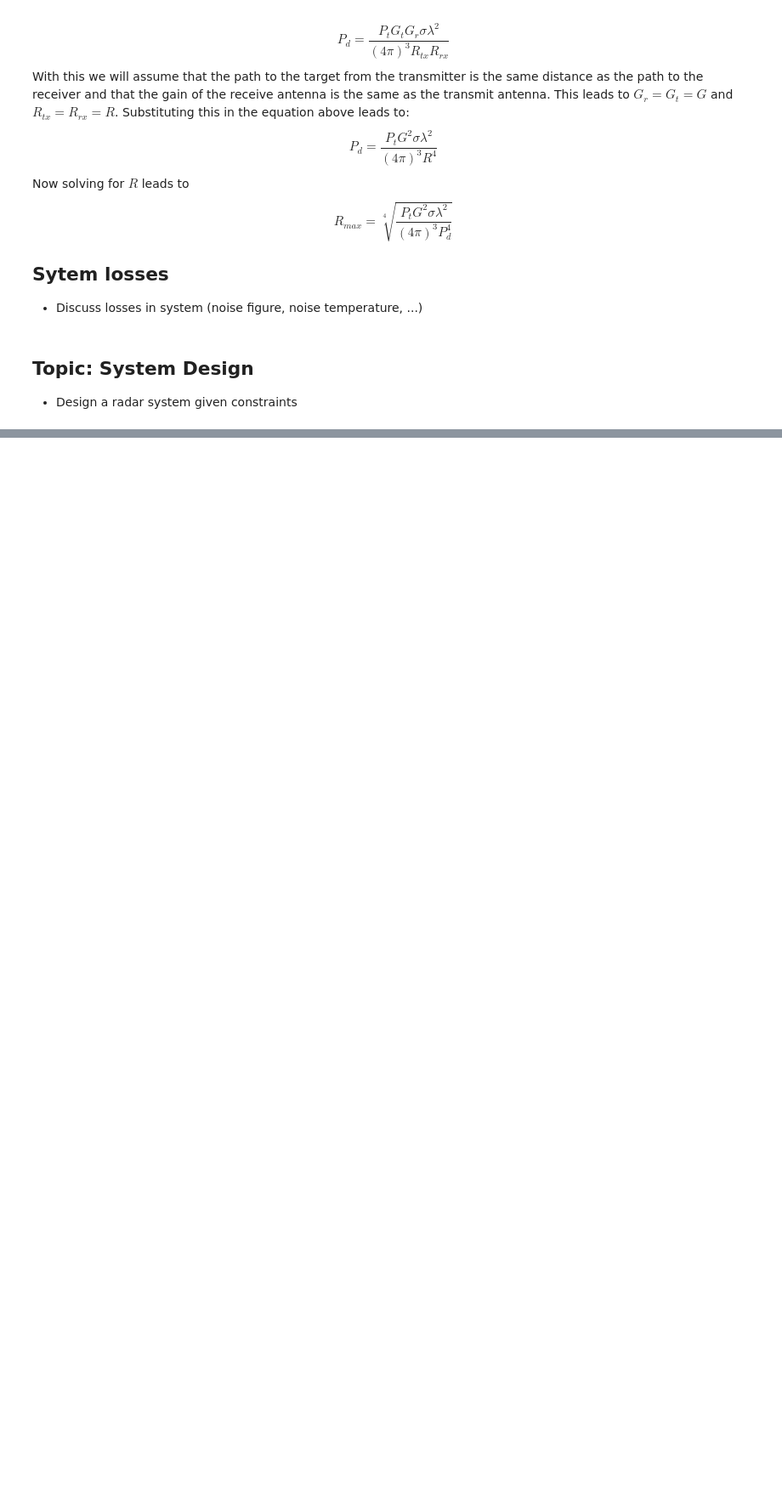
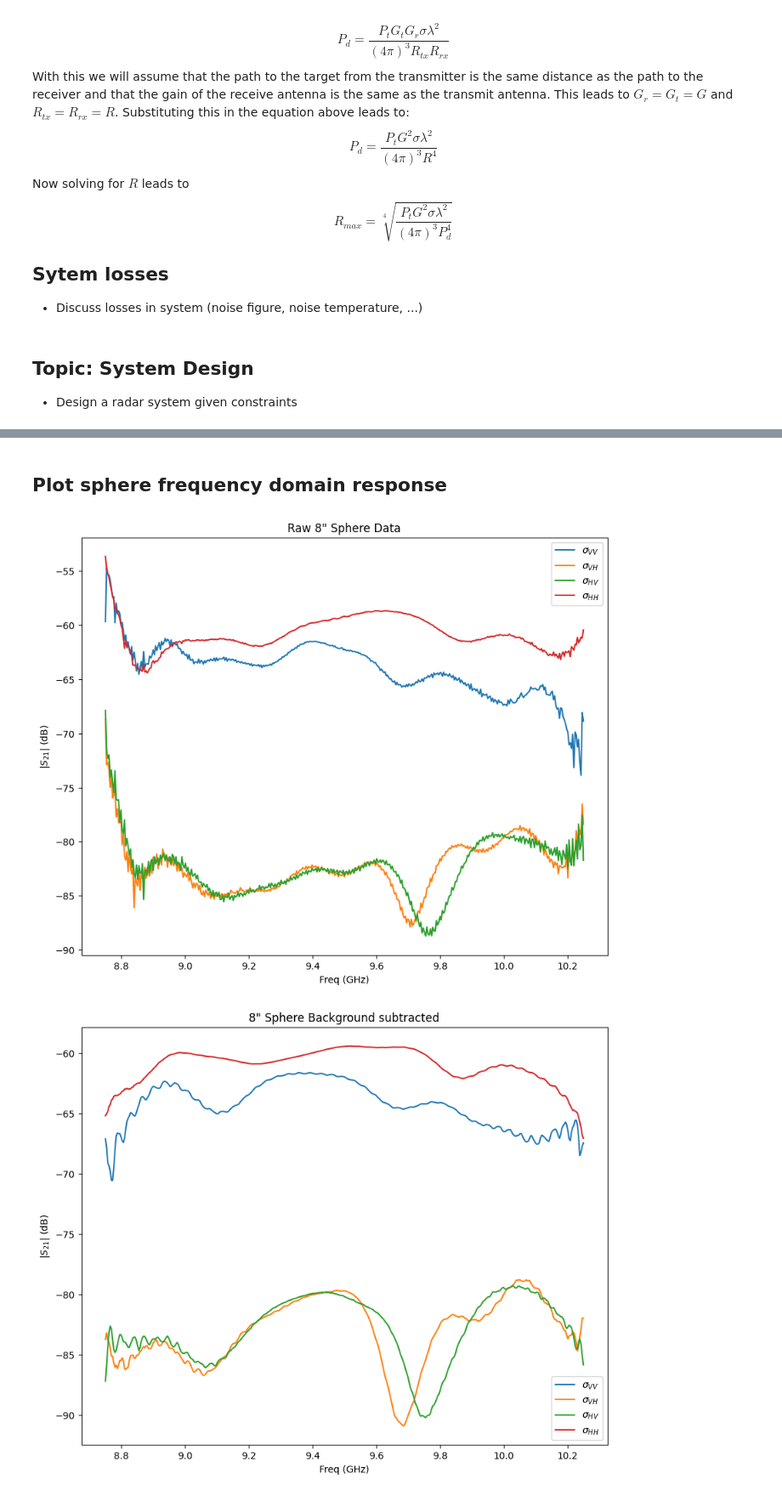
Before and after one commit to austinjtravis/radar_learning, a Jupyter notebook: 1_radar/radar_intro.ipynb, the cells around one changed output, grey strips where cells are left out. Shown at 85% size. Cells and saved outputs as stored; diff of their text form; code cells hidden in the pictures; blank space fills up the shorter version.

Commit message:
add RCS cal data

```diff
--- a/1_radar/radar_intro.ipynb
+++ b/1_radar/radar_intro.ipynb
@@ -143,0 +205,50 @@ $$R_{max} = \sqrt[4]{\frac{P_{t} G^2 \sigma \lambda^2}{(4\pi)^3 P_d^4}}$$
+# %%
+n_col = 8
+real_idx = np.arange(start=0, stop=n_col, step=2)
+imag_idx = np.arange(start=1, stop=n_col, step=2)
+
+data_freq = raw_data[:, real_idx] + 1.0j*raw_data[:, imag_idx]
+bkg_data_freq = bkg_raw_data[:, real_idx] + 1.0j*bkg_raw_data[:, imag_idx]
+tgt_freq = tgt_data[:, real_idx] + 1.0j*tgt_data[:, imag_idx]
+
+# Estimate data supports
+f_lo = 8e9
+f_start = 0.75e9
+f_stop = 2.25e9
+t_start = 0
+t_stop = 180e-9
+n_pt = data_freq.shape[0]
+freq_res = (f_stop - f_start)/n_pt
+time_res = (t_stop - t_start)/n_pt
+
+freq_vec = f_lo + np.linspace(f_start, f_stop, n_pt)
+time_vec = np.linspace(t_start, t_stop, n_pt)
+# %% [markdown]
+## Plot sphere frequency domain response
+# %%
+lgd_str = ['$\sigma_{VV}$', '$\sigma_{VH}$', '$\sigma_{HV}$', '$\sigma_{HH}$']
+plt.figure(num=0, clear=True, figsize=(10,8))
+plt.plot(freq_vec/1e9, db(data_freq))
+plt.title('Raw 8\" Sphere Data')
+plt.legend(lgd_str)
+plt.ylabel('|$S_{21}$| (dB)')
+plt.xlabel('Freq (GHz)')
+
+plt.figure(num=1, clear=True, figsize=(10,8))
+plt.plot(freq_vec/1e9, db(data_freq - bkg_data_freq))
+plt.title('8\" Sphere Background subtracted')
+plt.legend(lgd_str)
+plt.ylabel('$|S_{21}|$ (dB)')
+plt.xlabel('Freq (GHz)')
+plt.show()
+
+# Calibration for VV
+bkg_sub = data_freq - bkg_data_freq
+pwr_rec = np.mean(np.abs(bkg_sub)**2)
+in_to_m = 0.0254
+radius = 8 * in_to_m
+rcs_theor = np.pi * radius**2
+cal_const_freq = pwr_rec / rcs_theor
+# %% [output]
+[figure, added]
+[figure, added]
```
Also changed, not shown: parts of 9 cells of this notebook, 20 other files.
